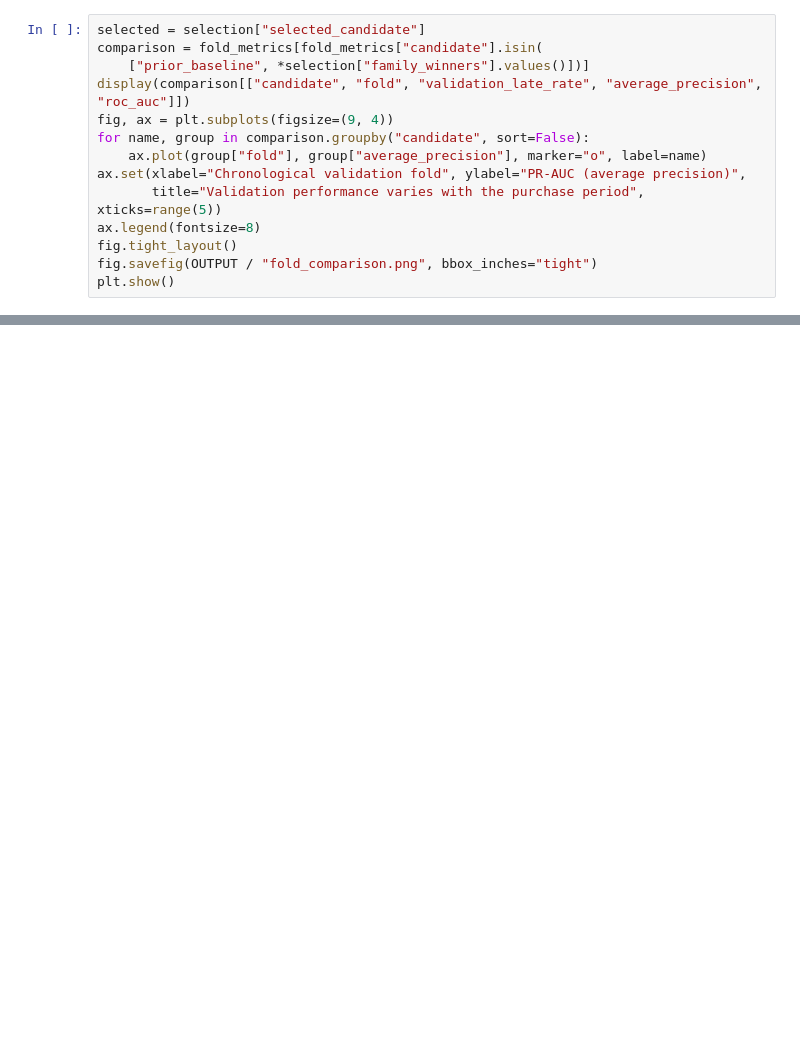
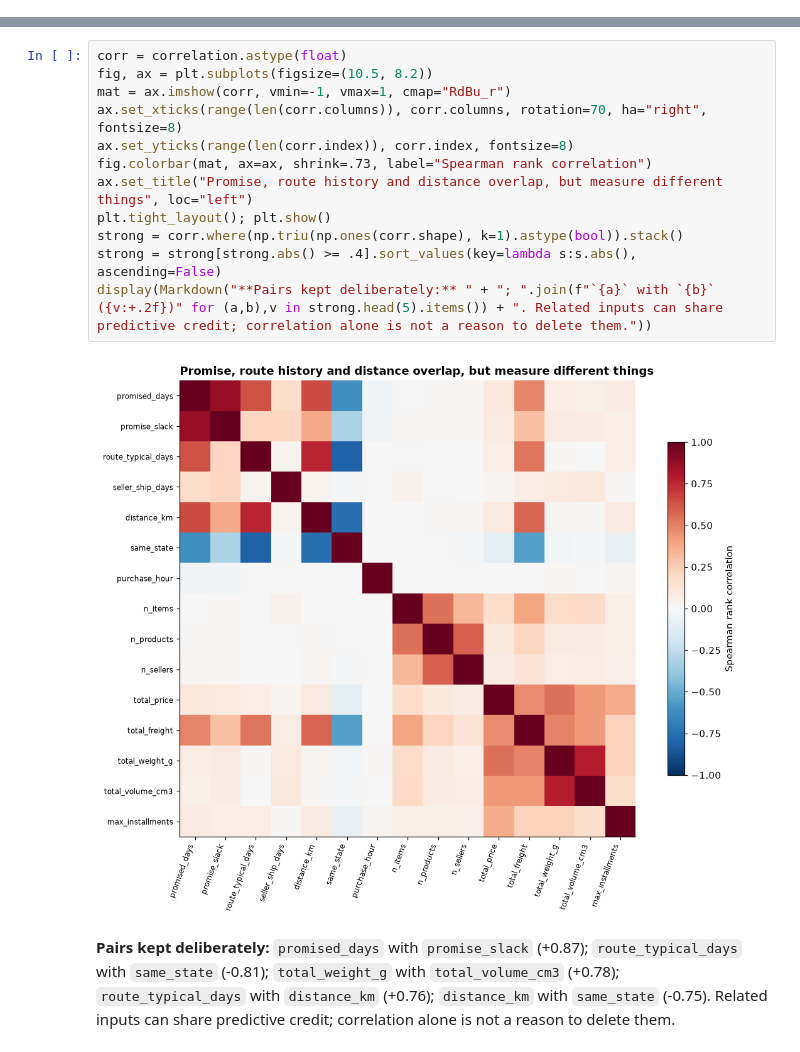
Before and after one commit to YuanJiayi/Team6_IT5006_Ecommerce_Analytics_AY2627Sem1, a Jupyter notebook: notebooks/phase2/classification.ipynb, the cells around one changed output, grey strips where cells are left out. Saved outputs shown, nothing was run; the diff lists cells and outputs as text; blank space fills up the shorter version.

```diff
--- a/notebooks/phase2/classification.ipynb
+++ b/notebooks/phase2/classification.ipynb
@@ -119,14 +0,0 @@ plt.show()
-# %%
-selected = selection["selected_candidate"]
-comparison = fold_metrics[fold_metrics["candidate"].isin(
-    ["prior_baseline", *selection["family_winners"].values()])]
-display(comparison[["candidate", "fold", "validation_late_rate", "average_precision", "roc_auc"]])
-fig, ax = plt.subplots(figsize=(9, 4))
-for name, group in comparison.groupby("candidate", sort=False):
-    ax.plot(group["fold"], group["average_precision"], marker="o", label=name)
-ax.set(xlabel="Chronological validation fold", ylabel="PR-AUC (average precision)",
-       title="Validation performance varies with the purchase period", xticks=range(5))
-ax.legend(fontsize=8)
-fig.tight_layout()
-fig.savefig(OUTPUT / "fold_comparison.png", bbox_inches="tight")
-plt.show()
@@ -236,0 +183,15 @@ Chunk 2 is ready for review; final holdout evaluation remains in Chunk 5.
+# %%
+corr = correlation.astype(float)
+fig, ax = plt.subplots(figsize=(10.5, 8.2))
+mat = ax.imshow(corr, vmin=-1, vmax=1, cmap="RdBu_r")
+ax.set_xticks(range(len(corr.columns)), corr.columns, rotation=70, ha="right", fontsize=8)
+ax.set_yticks(range(len(corr.index)), corr.index, fontsize=8)
+fig.colorbar(mat, ax=ax, shrink=.73, label="Spearman rank correlation")
+ax.set_title("Promise, route history and distance overlap, but measure different things", loc="left")
+plt.tight_layout(); plt.show()
+strong = corr.where(np.triu(np.ones(corr.shape), k=1).astype(bool)).stack()
+strong = strong[strong.abs() >= .4].sort_values(key=lambda s:s.abs(), ascending=False)
+display(Markdown("**Pairs kept deliberately:** " + "; ".join(f"`{a}` with `{b}` ({v:+.2f})" for (a,b),v in strong.head(5).items()) + ". Related inputs can share predictive credit; correlation alone is not a reason to delete them."))
+# %% [output]
+[figure, added]
+**Pairs kept deliberately:** `promised_days` with `promise_slack` (+0.87); `route_typical_days` with `same_state` (-0.81); `total_weight_g` with `total_volume_cm3` (+0.78); `route_typical_days` with `distance_km` (+0.76); `distance_km` with `same_state` (-0.75). Related inputs can share predictive credit; correlation alone is not a reason to delete them.
```
Also changed, not shown: parts of 41 cells of this notebook, 7 other files.
